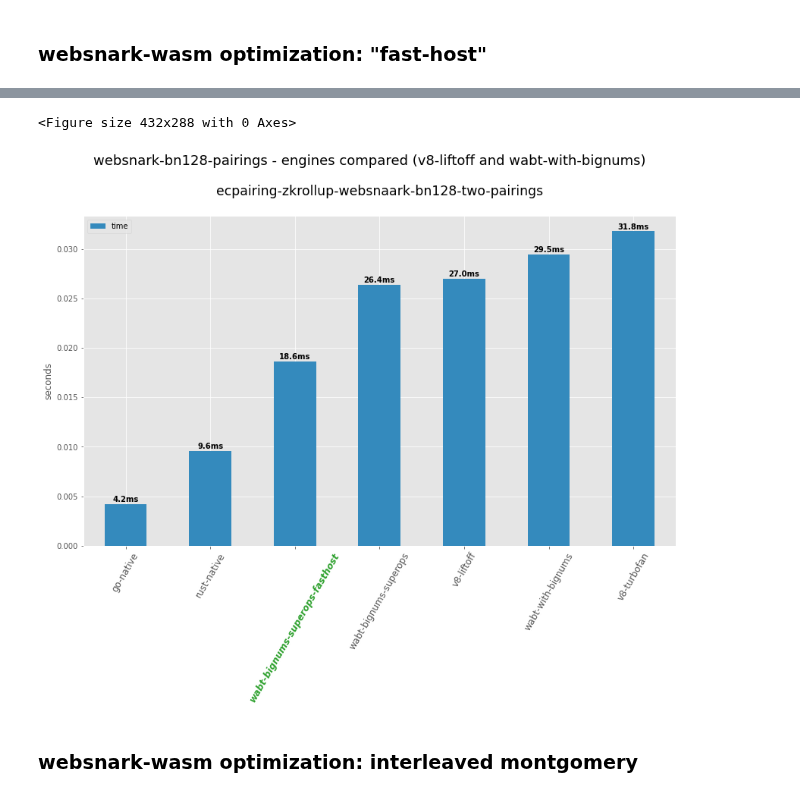
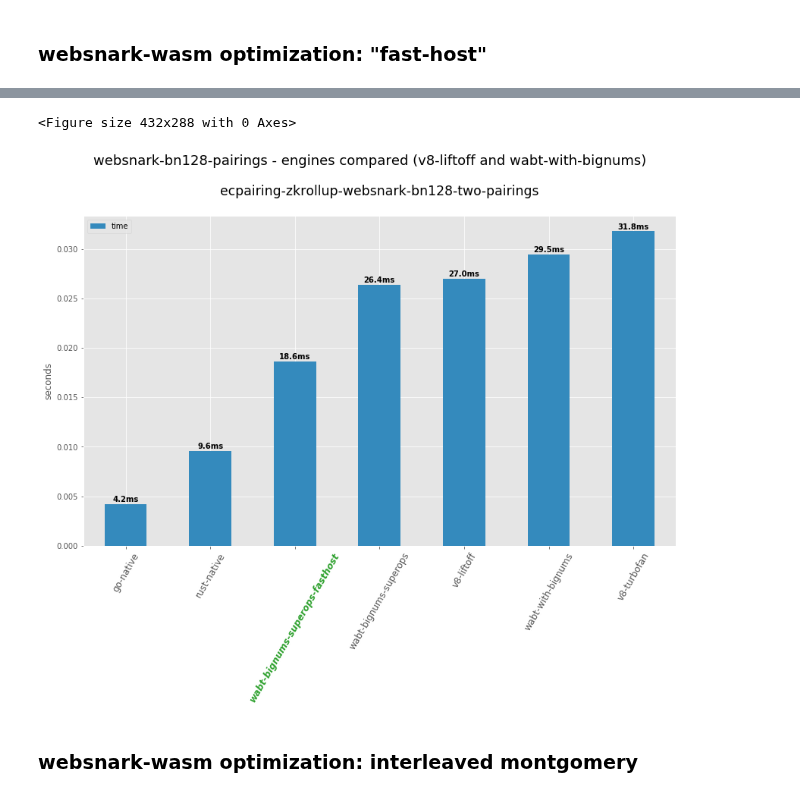
Before and after one commit to ewasm/benchmarking, a Jupyter notebook: notebooks/wasm-engines.ipynb, the cells around one changed output, grey strips where cells are left out. Cells and saved outputs as stored; diff of their text form; code cells hidden in the pictures.

```diff
--- a/notebooks/wasm-engines.ipynb
+++ b/notebooks/wasm-engines.ipynb
@@ -1331,34 +1401,33 @@ df_scout_websnark['engine'].unique().tolist()
 # %%
-df_scout_websnark = df_scout_data[df_scout_data['bench_name'] == 'ecpairing-zkrollup-websnark-bn128-two-pairings']
-df_rolluprs_native = df_scout_data[df_scout_data['bench_name'] == 'ecpairing-zkrollup-rust-native-bn128-two-pairings']
-df_rolluprs_native = df_rolluprs_native.fillna(0)
-df_rolluprs_native = df_rolluprs_native.append(df_geth_native_bn128pairing)
-df_scout_websnark = df_scout_websnark.append(df_rolluprs_native)
+include_engines_list = ['go-native', 'rust-native', 'v8-liftoff', 'v8-turbofan',
+                        'wabt-bignums-slowhost-slowmont', 'wabt-bignums-slowhost-slowmont-superops',
+                        'wabt-bignums-slowhost-slowmont-superops', 'wabt-bignums-fasthost-slowmont-superops']
 
-#df_scout_websnark.replace('ecpairing-zkrollup-rust-native-bn128-two-pairings', 'rust-native', inplace=True)
-#df_scout_websnark.replace('ecpairing-zkrollup-websnark-bn128-two-pairings', 'websnark-wasm', inplace=True)
+include_bench_names = ['ecpairing-zkrollup-websnark-bn128-two-pairings',
+                       'ecpairing-zkrollup-rust-native-bn128-two-pairings']
 
-df_scout_websnark = df_scout_websnark[df_scout_websnark['engine'].isin(
-    ['go-native', 'rust-native', 'v8-liftoff', 'v8-turbofan', 'wabt-bignums-slowhost-slowmont',
-     'wabt-bignums-slowhost-slowmont-superops', 'wabt-bignums-slowhost-slowmont-superops',
-    'wabt-bignums-fasthost-slowmont-superops']
-)]
+df_scout_websnark_fasthost = prepDfForRollupPlot(df_scout_data,
+                                        df_geth_native_bn128pairing,
+                                        include_bench_names,
+                                        only_include_engines=include_engines_list,
+                                        rename_engines=[
+                                            ['wabt-bignums-slowhost-slowmont', 'wabt-with-bignums'],
+                                            ['wabt-bignums-slowhost-slowmont-superops', 'wabt-bignums-superops'],
+                                            ['wabt-bignums-fasthost-slowmont-superops', 'wabt-bignums-superops-fasthost']
+                                        ]
+                                       )
 
-df_scout_websnark.replace('wabt-bignums-slowhost-slowmont', 'wabt-with-bignums', inplace=True)
-df_scout_websnark.replace('wabt-bignums-slowhost-slowmont-superops', 'wabt-bignums-superops', inplace=True)
-df_scout_websnark.replace('wabt-bignums-fasthost-slowmont-superops', 'wabt-bignums-superops-fasthost', inplace=True)
-
-df_scout_means_websnark = df_scout_websnark.groupby(['engine']).mean()
+df_scout_websnark_fasthost = df_scout_websnark_fasthost.groupby(['engine']).mean()
 # %%
-plotOneTestColoredTicks(df_scout_means_websnark,
+plotOneTestColoredTicks(df_scout_websnark_fasthost,
             suptitle="websnark-bn128-pairings - engines compared (v8-liftoff and wabt-with-bignums)",
             suptitle_pos=1.02,
-            subtitle="ecpairing-zkrollup-websnaark-bn128-two-pairings\n",
+            subtitle="ecpairing-zkrollup-websnark-bn128-two-pairings\n",
             subtitle_size='xx-large',
             highlight_tick="wabt-bignums-superops-fasthost")
 # %% [output]
 <Figure size 432x288 with 0 Axes>
-[figure, old version]
+[figure, new version]
 # %% [markdown]
 ### websnark-wasm optimization: interleaved montgomery
 # %%
```
Also changed, not shown: parts of 65 cells of this notebook.
